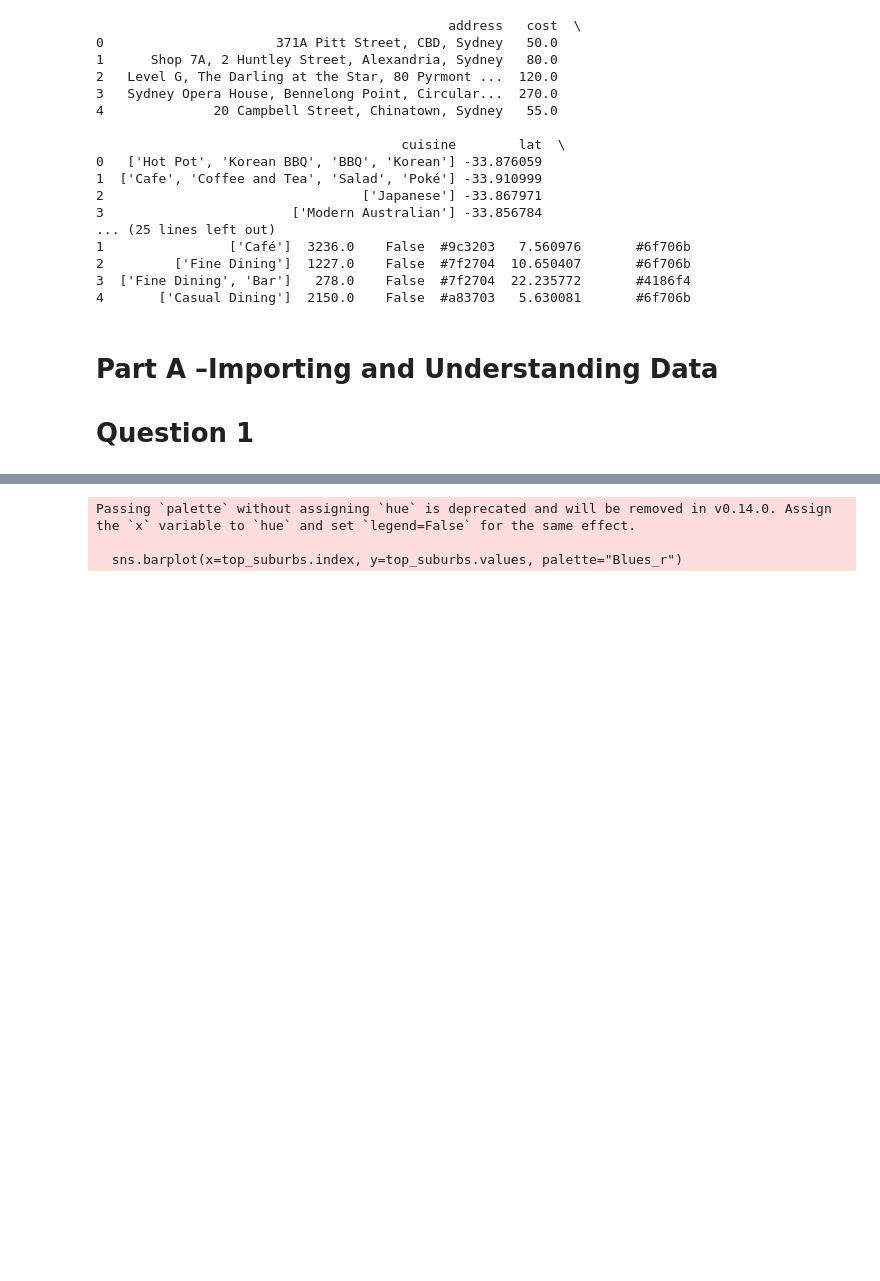
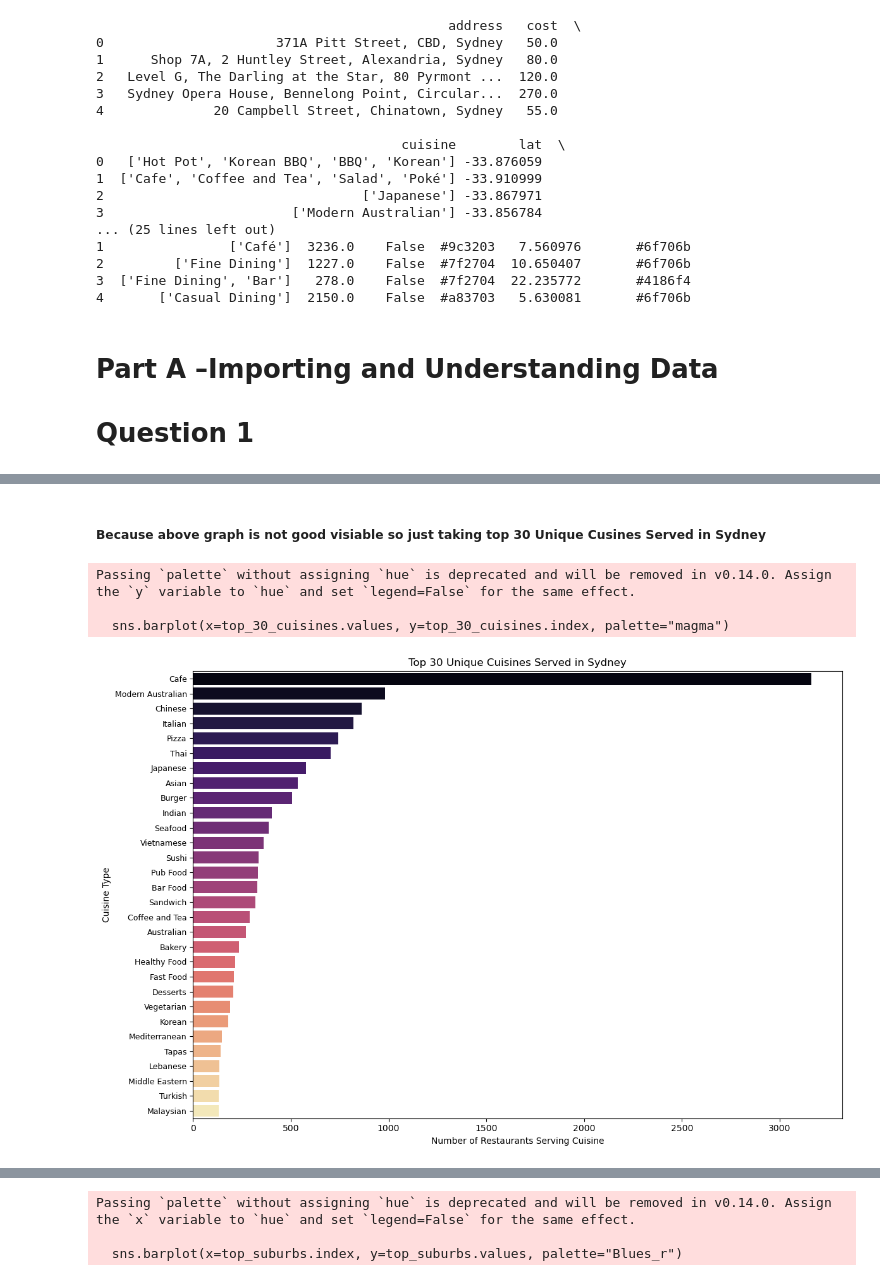
Before and after one commit to bbhattarai127/dsts-assignment-1, a Jupyter notebook: part-a.ipynb, the cells around one changed output, grey strips where cells are left out. Saved outputs shown, nothing was run; the diff lists cells and outputs as text; code cells hidden in the pictures; blank space fills up the shorter version.

```diff
--- a/part-a.ipynb
+++ b/part-a.ipynb
@@ -54,0 +66,23 @@ Passing `palette` without assigning `hue` is deprecated and will be removed in v
+# %% [markdown]
+##### Because above graph is not good visiable so just taking top 30 Unique Cusines Served in Sydney
+# %%
+# Take the top 30 cuisines based on the number of restaurants serving them
+top_30_cuisines = cuisine_counts.head(30)
+
+# Plot the top 30 cuisines
+plt.figure(figsize=(12,8))
+sns.barplot(x=top_30_cuisines.values, y=top_30_cuisines.index, palette="magma")
+plt.title("Top 30 Unique Cuisines Served in Sydney")
+plt.xlabel("Number of Restaurants Serving Cuisine")
+plt.ylabel("Cuisine Type")
+plt.xticks(rotation=0, fontsize=10)
+plt.yticks(fontsize=9)
+plt.tight_layout()
+
+# Display the plot
+plt.show()
+# %% [output]
+Passing `palette` without assigning `hue` is deprecated and will be removed in v0.14.0. Assign the `y` variable to `hue` and set `legend=False` for the same effect.
+
+  sns.barplot(x=top_30_cuisines.values, y=top_30_cuisines.index, palette="magma")
+[figure, added]
```
Also changed, not shown: parts of 24 cells of this notebook, 4 other files.
